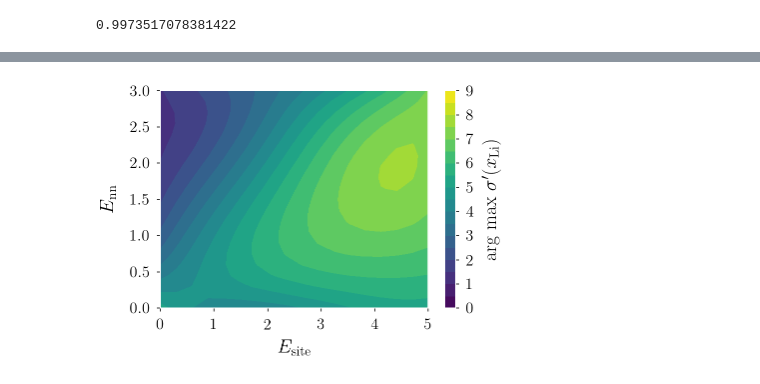
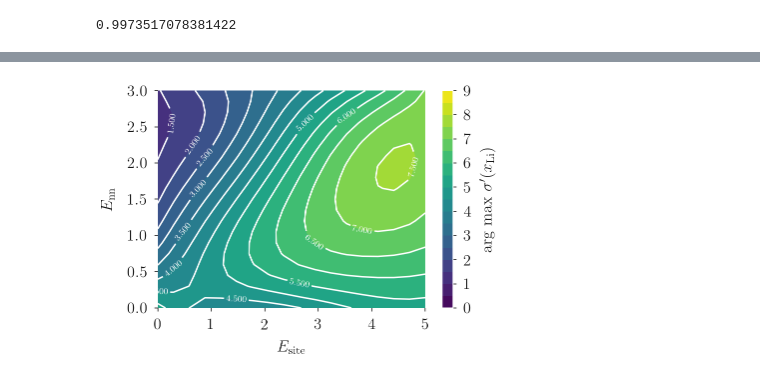
Before and after one commit to bjmorgan/garnet-lgmc-data, a Jupyter notebook: analysis/garnet_LGMC.ipynb, the cells around one changed output, grey strips where cells are left out. Saved outputs shown, nothing was run; the diff lists cells and outputs as text; code cells hidden in the pictures.

```diff
--- a/analysis/garnet_LGMC.ipynb
+++ b/analysis/garnet_LGMC.ipynb
@@ -100,66 +110,47 @@ def setup_figure( subplot ):
 # %%
+# select data for non-interacting systems.
 df = data.loc[ ( data.E_nn == 0.0 ) & ( data.E_site == 0.0 ) ]
 
+# set up the subplots
 fig, axs = plt.subplots(1,4, figsize=(15, 4.5))
-
 correlation_plot = axs[0]
 occupation_plot = axs[1]
 diffusion_plot = axs[2]
 conductivity_plot = axs[3]
-
 for ax in [ correlation_plot, occupation_plot, diffusion_plot, conductivity_plot ]:
-    setup_figure( ax )
-    ax.spines['top'].set_visible(False)
-    ax.spines['bottom'].set_visible(False)
-    ax.spines['left'].set_visible(False)
-    ax.spines['right'].set_visible(False)
+    for s in [ 'top', 'bottom', 'left', 'right' ]:
+        ax.spines[s].set_visible(False)
     ax.tick_params(labelsize=fontsize)
 
 # Plot single particle correlation and collective correlation factors.
 ax = correlation_plot
 my_plot( ax, df.n_Li, df.f, label=r'$f$' )
 my_plot( ax, df.n_Li, df.f_I, label=r'$f_\mathrm{I}$' )
-ax.set_xlabel(r'$x_\mathrm{Li}$')
-ax.set_xlim([0,9.0])
-ax.set_ylim([0.0,1.1])
+setup_axes( ax, [0.0, 1.1], title='(a)' )
 ax.legend()
 
 # Plot average occupation of octahedral and tetrahedral sites.
 ax = occupation_plot
 my_plot( ax, df.n_Li, df.n_oct, label=r'$x_\mathrm{oct}$' )
 my_plot( ax, df.n_Li, df.n_tet, label=r'$x_\mathrm{tet}$' )
-ax.set_xlabel(r'$x_\mathrm{Li}$')
-ax.set_xlim([0,9.0])
-ax.set_ylim([0,6])
-# ax.set_yticks([0,100,200,300,384])
+setup_axes( ax, [0.0, 6.0], title='(b)' )
 ax.legend()
 
 # Plot the collective and tracer diffusion coefficients.
 ax = diffusion_plot
 my_plot( ax, df.n_Li, df.D_t,    label=r'$D^*$' )
 my_plot( ax, df.n_Li, df.D_coll, label=r'$D_\mathrm{J}$' )
-ax.set_xlabel(r'$x_\mathrm{Li}$')
-ax.set_xlim([0,9.0])
-ax.set_ylim([0,7e-7])
+setup_axes( ax, [0, 7e-7], title='(c)' )
 ax.legend()
 
 # Plot the reduced ionic conductivity.
 ax = conductivity_plot
 my_plot( ax, df.n_Li, df.sigma_eff, label=r'$\sigma^\prime$' )
-ax.set_xlabel(r'$x_\mathrm{Li}$')
-ax.set_xlim([0,9.0])
-ax.set_ylim([0,1e-4])
+setup_axes( ax, [0.0, 1e-4], title='(d)' )
 ax.legend(loc='lower center')
 ax.ticklabel_format(style='sci', axis='x', scilimits=(0,0) )
 
-# Add labels for each panel.
-fig.text(0.02,0.94,'(a)')
-fig.text(0.265,0.94,'(b)')
-fig.text(0.52,0.94,'(c)')
-fig.text(0.76,0.94,'(d)')
-
 plt.tight_layout()
-plt.subplots_adjust(top=0.86)
 
 # Save as PDF.
 fig.savefig(filename = '../figures/non-interacting_data.pdf' )
@@ -267,32 +363,38 @@ cbar.ax.set_ylabel( r'$n_\mathrm{Li}(\sigma_\mathrm{max}$)')
 # %%
 def func( group ):
     return group[ group.sigma_eff == group.sigma_eff.max() ]
 
 ndata_pd = data.groupby( [ 'E_nn', 'E_site' ] ).apply( func ).reset_index( drop = True )
 Z = ndata_pd.n_Li.values
 Y = ndata_pd.E_nn.values
 X = ndata_pd.E_site.values
 
 fig = plt.figure()
 ax = fig.add_subplot(111)
+for s in [ 'top', 'bottom', 'left', 'right' ]:
+    ax.spines[s].set_visible(False)
 
 xnew, ynew = np.mgrid[0:5.0:18j, 0:3.0:21j]
 tck = interpolate.bisplrep( X, Y, Z, s=3 )
 znew = interpolate.bisplev(xnew[:,0], ynew[0,:], tck)
 
 levels = np.linspace( 0.0, 9.0, 19 )
 
 x,y=np.meshgrid(X, Y)
 ax.set_xlabel( r'$E_\mathrm{site}$' )
 ax.set_ylabel( r'$E_\mathrm{nn}$' )
 
 cs = plt.contourf(xnew, ynew, znew, interpolation = 'bicubic', levels = levels, cmap = 'viridis' )
+C = plt.contour(xnew, ynew, znew, 9, colors='white', linewidth=.5, levels=levels[::])
+plt.clabel(C, inline=1, fontsize=9)
 
 cbar = plt.colorbar( cs )
 cbar.ax.set_ylabel( r'$\arg\,\max\,\sigma^\prime(x_\mathrm{Li})$')
-fig.savefig( filename = 'max_sigma.pdf' )
+for s in [ 'top', 'bottom', 'left', 'right' ]:
+    cbar.ax.spines[s].set_visible(False)
+fig.savefig( filename = '../figures/max_sigma.pdf' )
 # %% [output]
-[figure, old version]
+[figure, new version]
 # %%
 loc = data.n_Li == 6
 
```
Also changed, not shown: parts of 19 cells of this notebook, 3 other files.
